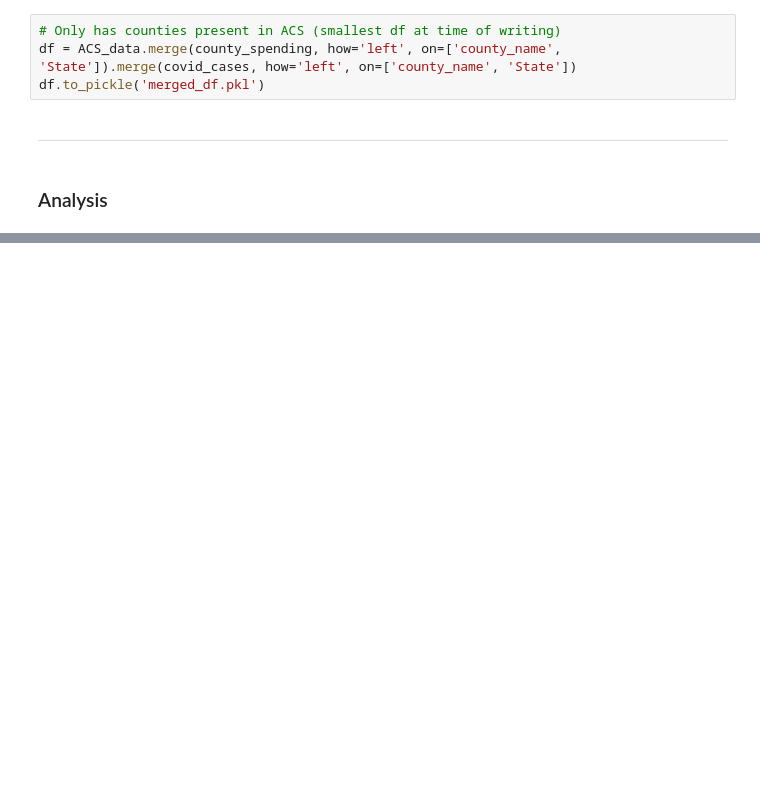
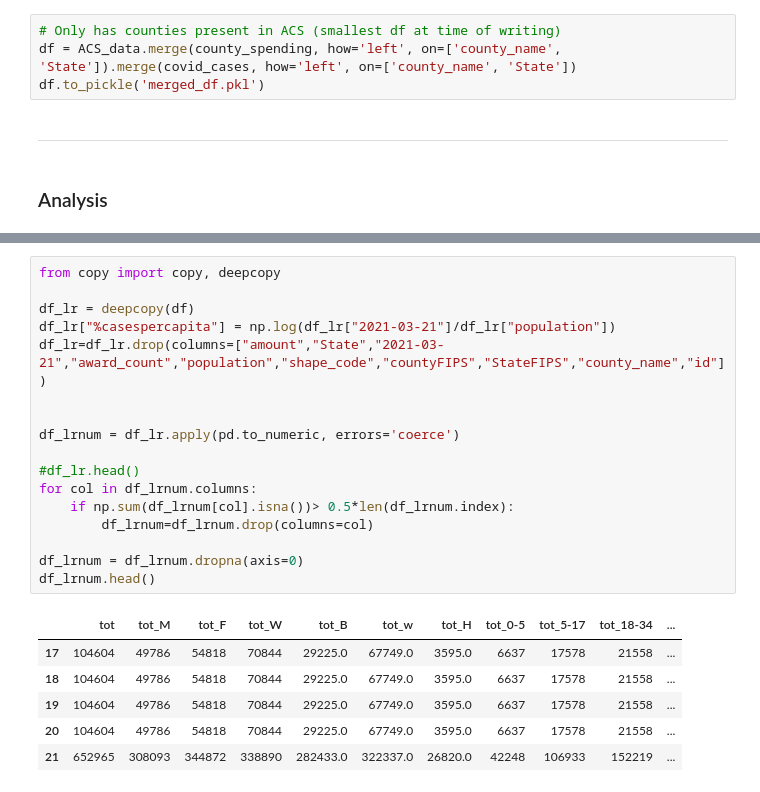
Before and after one commit to MLenaBleile/ConsultingProject, a Jupyter notebook: InfectSpendAnalysis.ipynb, the cells around one changed output, grey strips where cells are left out. Drawn from its saved outputs; the diff is of its cells as text; blank space fills up the shorter version.

```diff
--- a/InfectSpendAnalysis.ipynb
+++ b/InfectSpendAnalysis.ipynb
@@ -85,0 +95,24 @@ df = pd.read_pickle('merged_df.pkl')
+# %%
+from copy import copy, deepcopy
+
+df_lr = deepcopy(df)
+df_lr["%casespercapita"] = np.log(df_lr["2021-03-21"]/df_lr["population"])
+df_lr=df_lr.drop(columns=["amount","State","2021-03-21","award_count","population","shape_code","countyFIPS","StateFIPS","county_name","id"])
+
+
+df_lrnum = df_lr.apply(pd.to_numeric, errors='coerce')
+
+#df_lr.head()
+for col in df_lrnum.columns:
+    if np.sum(df_lrnum[col].isna())> 0.5*len(df_lrnum.index):
+        df_lrnum=df_lrnum.drop(columns=col)
+
+df_lrnum = df_lrnum.dropna(axis=0)
+df_lrnum.head()
+# %% [output]
+|  | tot | tot_M | tot_F | tot_W | tot_B | tot_w | tot_H | tot_0-5 | tot_5-17 | tot_18-34 | ... |
+| 17 | 104604 | 49786 | 54818 | 70844 | 29225.0 | 67749.0 | 3595.0 | 6637 | 17578 | 21558 | ... |
+| 18 | 104604 | 49786 | 54818 | 70844 | 29225.0 | 67749.0 | 3595.0 | 6637 | 17578 | 21558 | ... |
+| 19 | 104604 | 49786 | 54818 | 70844 | 29225.0 | 67749.0 | 3595.0 | 6637 | 17578 | 21558 | ... |
+| 20 | 104604 | 49786 | 54818 | 70844 | 29225.0 | 67749.0 | 3595.0 | 6637 | 17578 | 21558 | ... |
+| 21 | 652965 | 308093 | 344872 | 338890 | 282433.0 | 322337.0 | 26820.0 | 42248 | 106933 | 152219 | ... |
```
Also changed, not shown: parts of 6 cells of this notebook.
